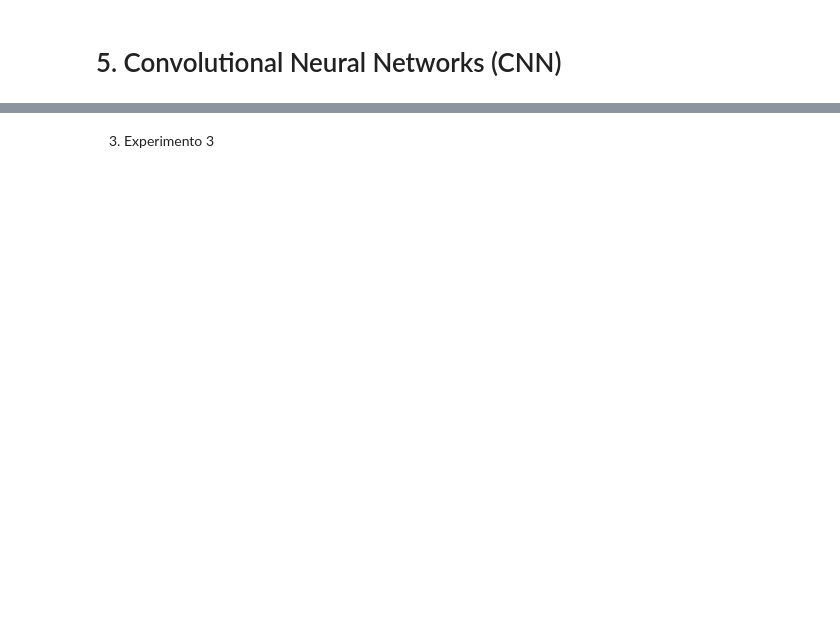
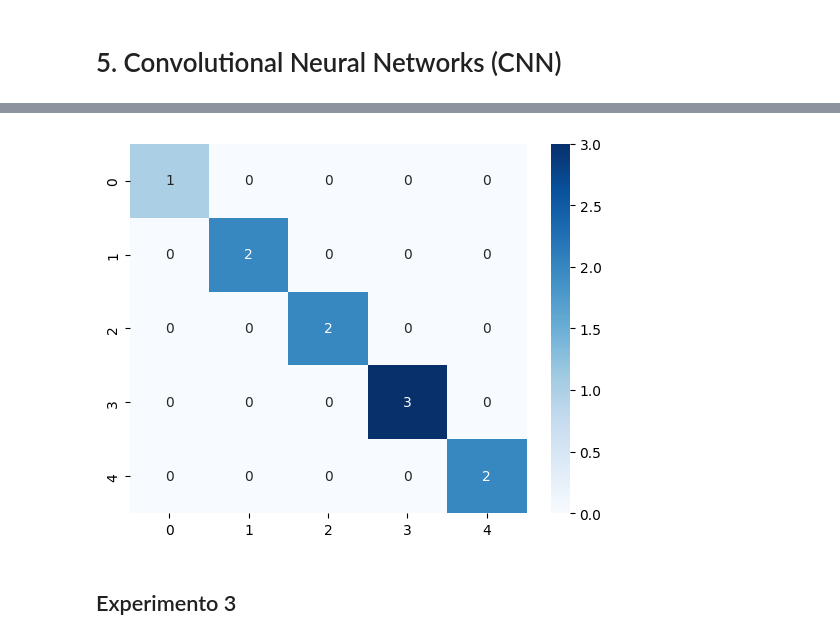
Before and after one commit to DannyJr08/Actividad-M2.5, a Jupyter notebook: M2.5.ipynb, the cells around one changed output, grey strips where cells are left out. Saved outputs shown, nothing was run; the diff lists cells and outputs as text; code cells hidden in the pictures; blank space fills up the shorter version.

```diff
--- a/M2.5.ipynb
+++ b/M2.5.ipynb
@@ -232,0 +288,3 @@ Epoch 20/20
+# %%
+# Cargar el modelo guardado
+model = load_model('Experimento2_Modelo.h5')
@@ -286,5 +380,11 @@ plt.show()
 [3 8 8 0 6 6 1 6 3 1]
 [figure]
+# %%
+cm = confusion_matrix(actual, predicted)
+sns.heatmap(cm, annot = True, fmt = 'd', cmap = 'Blues')
+plt.show()
+# %% [output]
+[figure, added]
 # %% [markdown]
-3. Experimento 3
+## Experimento 3
 # %%
```
Also changed, not shown: parts of 65 cells of this notebook, 36 other files.
